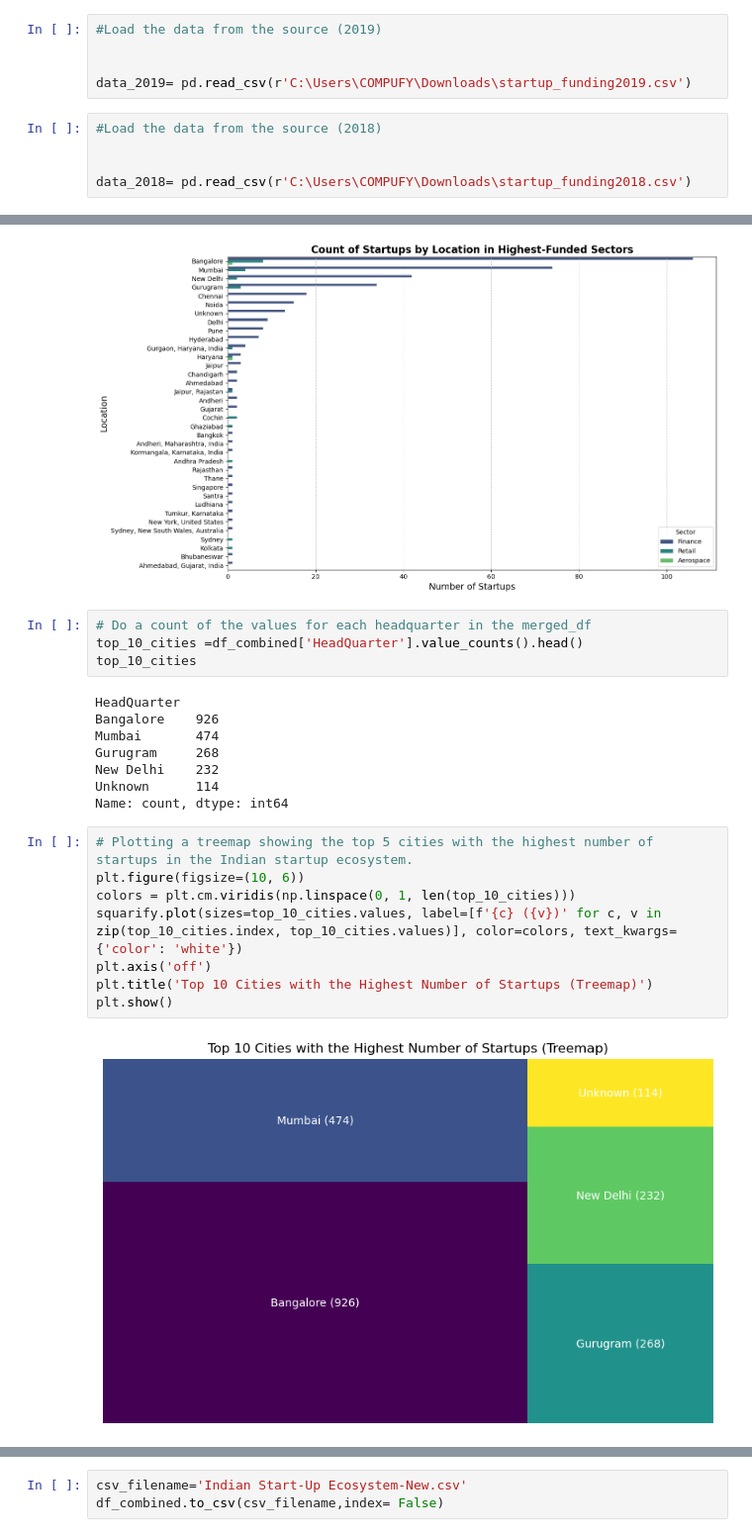
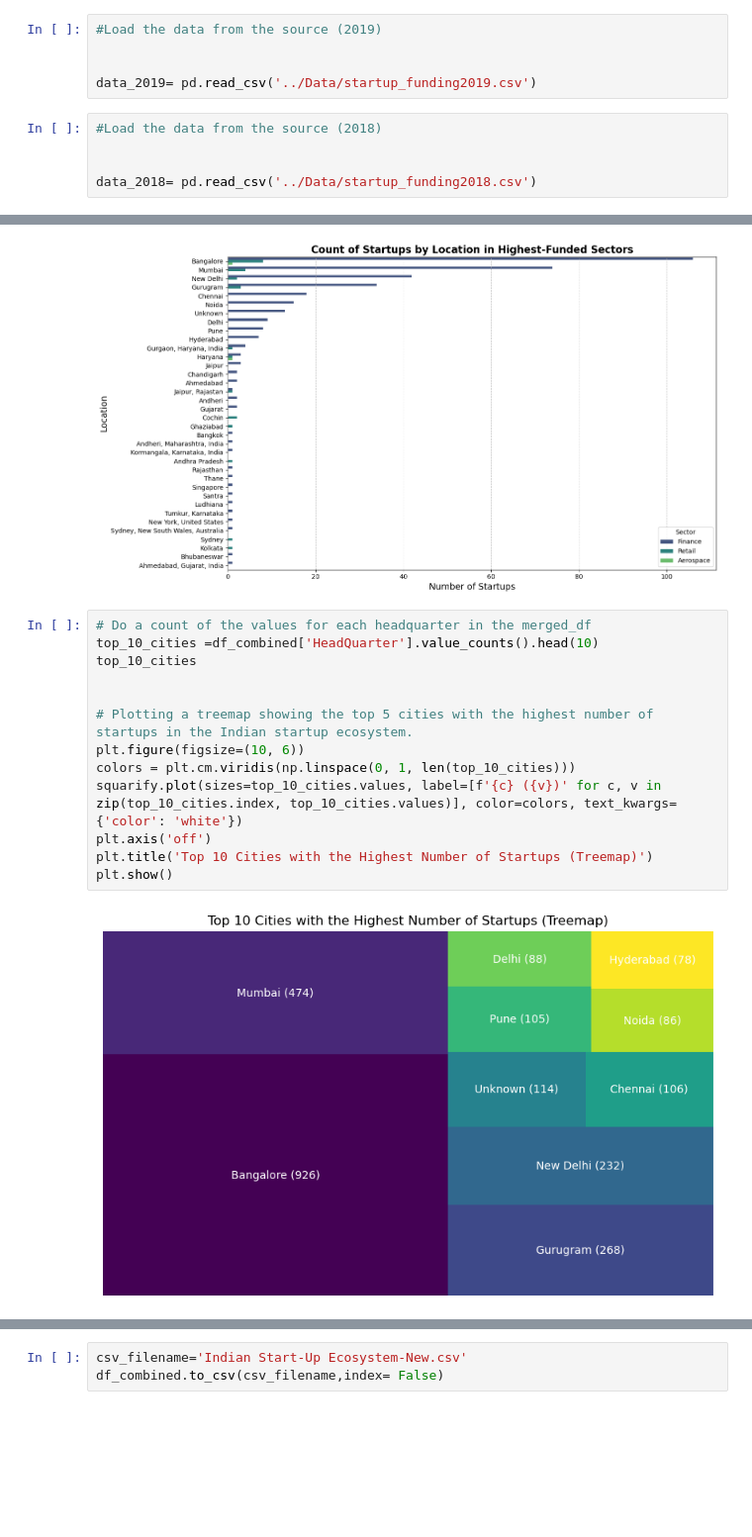
Before and after one commit to EfyaDufie2020/Indian-Start-Up-Ecosystem, a Jupyter notebook: Notebooks/indian start-up.ipynb, the cells around one changed output, grey strips where cells are left out. Shown at 99% size. Cells and saved outputs as stored; diff of their text form; blank space fills up the shorter version.

```diff
--- a/Notebooks/indian start-up.ipynb
+++ b/Notebooks/indian start-up.ipynb
@@ -148,12 +149,12 @@ data_2021= pd.read_sql(query, connection)
 #Load the data from the source (2019)
 
 
-data_2019= pd.read_csv(r'C:\Users\COMPUFY\Downloads\startup_funding2019.csv')
+data_2019= pd.read_csv('../Data/startup_funding2019.csv')
 # %%
 #Load the data from the source (2018)
 
 
-data_2018= pd.read_csv(r'C:\Users\COMPUFY\Downloads\startup_funding2018.csv')
+data_2018= pd.read_csv('../Data/startup_funding2018.csv')
 # %% [markdown]
 # Exploring All Datasets (EDA) & Data Cleaning
 
@@ -1528,25 +1789,18 @@ plt.tight_layout()
 plt.show()
 # %% [output]
 [figure]
-# %%
-# Do a count of the values for each headquarter in the merged_df
-top_10_cities =df_combined['HeadQuarter'].value_counts().head()
-top_10_cities
-# %% [output]
-HeadQuarter
-Bangalore    926
-Mumbai       474
-Gurugram     268
-New Delhi    232
-Unknown      114
-Name: count, dtype: int64
 # %%
+# Do a count of the values for each headquarter in the merged_df
+top_10_cities =df_combined['HeadQuarter'].value_counts().head(10)
+top_10_cities
+
+
 # Plotting a treemap showing the top 5 cities with the highest number of startups in the Indian startup ecosystem.
 plt.figure(figsize=(10, 6))
 colors = plt.cm.viridis(np.linspace(0, 1, len(top_10_cities)))
 squarify.plot(sizes=top_10_cities.values, label=[f'{c} ({v})' for c, v in zip(top_10_cities.index, top_10_cities.values)], color=colors, text_kwargs={'color': 'white'})
 plt.axis('off')
 plt.title('Top 10 Cities with the Highest Number of Startups (Treemap)')
 plt.show()
 # %% [output]
-[figure, old version]
+[figure, new version]
```
Also changed, not shown: parts of 18 cells of this notebook.
